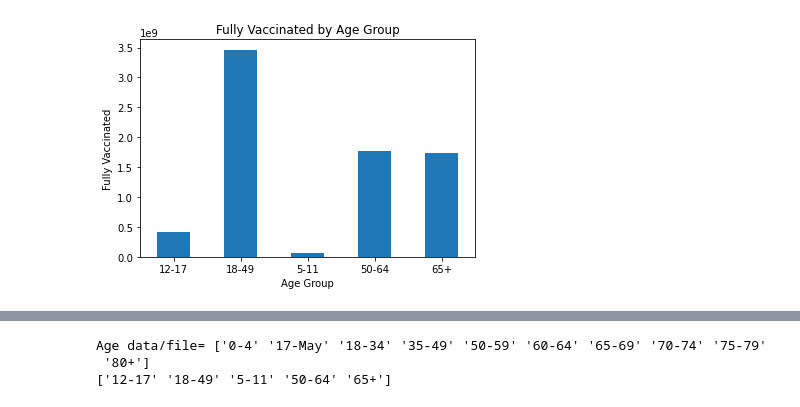
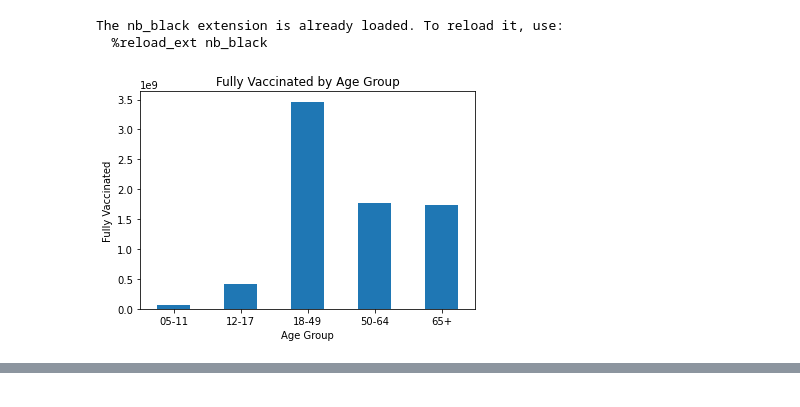
Before and after one commit to jgkiang/Joe_Rogans_Repo, a Jupyter notebook: Project1.ipynb, the cells around one changed output, grey strips where cells are left out. Cells and saved outputs as stored; diff of their text form; code cells hidden in the pictures.

```diff
--- a/Project1.ipynb
+++ b/Project1.ipynb
@@ -1,42 +1,46 @@
 # %%
+%load_ext nb_black
 import matplotlib.pyplot as plt
 import pandas as pd
 import scipy.stats as st
 from scipy.stats import linregress
+import seaborn as sns
 
-# Files
+# files
 vacc_race_path = "data/vacc_race.csv"
 vacc_age_path = "data/vacc_age.csv"
 race_path = "data/race_data.csv"
 age_path = "data/age_data.csv"
 
+# dataframes
 vacc_race = pd.read_csv(vacc_race_path)
 vacc_age = pd.read_csv(vacc_age_path)
 race = pd.read_csv(race_path)
 age = pd.read_csv(age_path)
 
-#vacc_age = vacc_age.loc[vacc_age["age_group"] == "17-Dec", :]
-vacc_age = vacc_age.replace(to_replace="17-Dec",value = "12-17")
-vacc_age = vacc_age.replace(to_replace="11-May",value = "5-11")
+# replaced wrong values
+vacc_age = vacc_age.replace(to_replace="17-Dec", value="12-17")
+vacc_age = vacc_age.replace(to_replace="11-May", value="05-11")
+vacc_race = vacc_race.replace(to_replace="aian", value="asian")
+race = race.replace(to_replace="cdph-other", value="other")
 
-# vacc_age["age_group"].unique()
+# changed bins
+race = race[race["age"].str.contains("0-17") == False]
+race = race[race["age"].str.contains("18+") == False]
+race = race[race["age"].str.contains("18-34") == False]
+race = race[race["age"].str.contains("35-49") == False]
+race = race[race["age"].str.contains("50-64") == False]
+race = race[race["age"].str.contains("65-79") == False]
+race = race[race["age"].str.contains("80+") == False]
 
-# --vacc_age.sort_values(["5-11", "12-17", "18-49", "50-64", "65+"],axis=1)
-
-#vacc_age["age_group"].nunique()
-
-vacc_visual=vacc_age.groupby('age_group').sum()
+vacc_visual = vacc_age.groupby("age_group").sum()
 vacc_visual["fully_vaccinated"].plot(kind="bar")
-plt.xticks(rotation = 0)
-plt.title ('Fully Vaccinated by Age Group')
-plt.xlabel('Age Group')
-plt.ylabel('Fully Vaccinated')
+plt.title("Fully Vaccinated by Age Group")
+plt.xlabel("Age Group")
+plt.ylabel("Fully Vaccinated")
+plt.xticks(rotation=0)
 plt.show()
-
-
-# combined_data = pd.merge (vacc_race, vacc_age, race, age, how = 'outer', on = "date")
-# vacc_visual
-
-# vacc_age["age_group"].values
 # %% [output]
+The nb_black extension is already loaded. To reload it, use:
+  %reload_ext nb_black
-[figure, old version]
+[figure, new version]
@@ -43,9 +47,0 @@ plt.show()
-# %%
-a = age["age"].unique()
-# plt.scatter(avacc_age,vacc_age)
-print(f"Age data/file= {a}")
-print(vacc_age["age_group"].unique())
-# %% [output]
-Age data/file= ['0-4' '17-May' '18-34' '35-49' '50-59' '60-64' '65-69' '70-74' '75-79'
- '80+']
-['12-17' '18-49' '5-11' '50-64' '65+']
```
Also changed, not shown: parts of 22 cells of this notebook.
